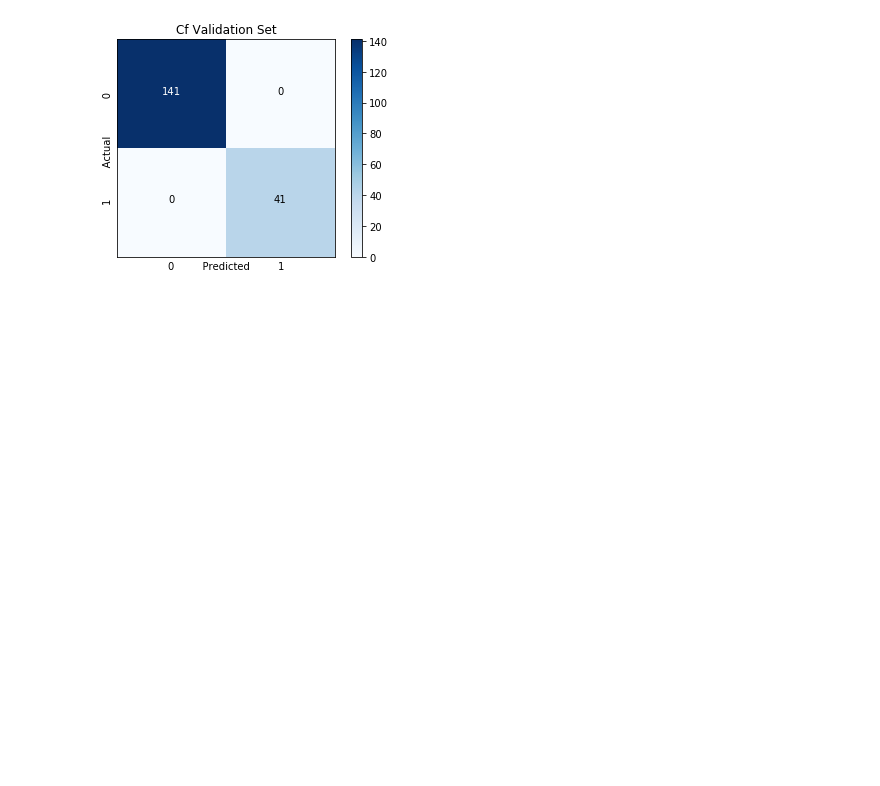
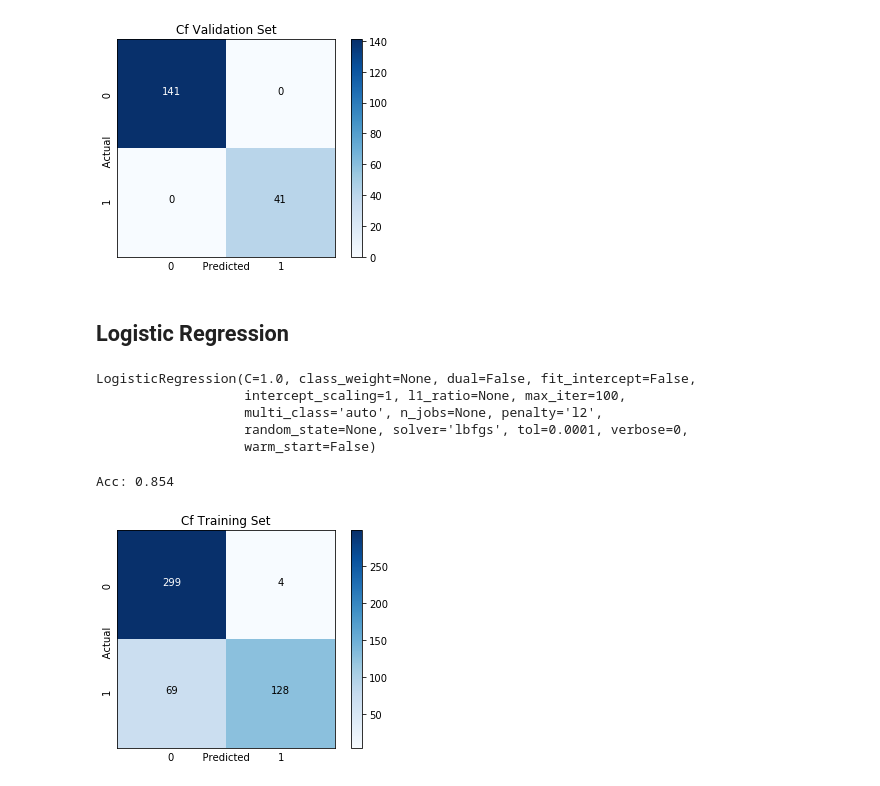
Before and after one commit to santiago-dc/MyLearningPath, a Jupyter notebook: cancer_predictor_ex/bueno/cancer_classificator.ipynb, the cells around one changed output. Saved outputs shown, nothing was run; the diff lists cells and outputs as text; code cells hidden in the pictures; blank space fills up the shorter version.

```diff
--- a/cancer_predictor_ex/bueno/cancer_classificator.ipynb
+++ b/cancer_predictor_ex/bueno/cancer_classificator.ipynb
@@ -196,3 +196,40 @@ Acc: 0.9360000000000003
 [figure]
 Acc: 1.0
 [figure]
+# %% [markdown]
+## Logistic Regression
+# %%
+from sklearn.linear_model import LogisticRegression
+
+logistic_regression= LogisticRegression(fit_intercept=False)
+logistic_regression.fit(x.T,(y.T).reshape(500, ))
+# %% [output]
+LogisticRegression(C=1.0, class_weight=None, dual=False, fit_intercept=False,
+                   intercept_scaling=1, l1_ratio=None, max_iter=100,
+                   multi_class='auto', n_jobs=None, penalty='l2',
+                   random_state=None, solver='lbfgs', tol=0.0001, verbose=0,
+                   warm_start=False)
+# %%
+def plotCf(a,b,t):
+    cf =confusion_matrix(a,b)
+    plt.imshow(cf,cmap=plt.cm.Blues,interpolation='nearest')
+    plt.colorbar()
+    plt.title(t)
+    plt.xlabel('0         Predicted         1')
+    plt.ylabel('1          Actual            0')
+    tick_marks = np.arange(len(set(a))) # length of classes
+    class_labels = ['0','1']
+    plt.xticks(np.ndarray([0,1]))
+    plt.yticks(np.ndarray([0,1]))
+    print('Acc:',(cf[0,0]+cf[1,1])/a.shape[0])
+    for i,j in itertools.product(range(cf.shape[0]),range(cf.shape[1])):
+        plt.text(j,i,format(cf[i,j],'d'),horizontalalignment='center',color='white' if cf[i,j] > (cf.max()*0.7) else 'black')
+    plt.show();
+# %%
+threshold = 0.9
+y_pred = np.where(logistic_regression.predict_proba(x.T)[:,1] > threshold, 1, 0)
+# %%
+plotCf(y.reshape(500, ),y_pred,'Cf Training Set')
+# %% [output]
+Acc: 0.854
+[figure, added]
```
Also changed, not shown: parts of 2 cells of this notebook, 13 other files.
